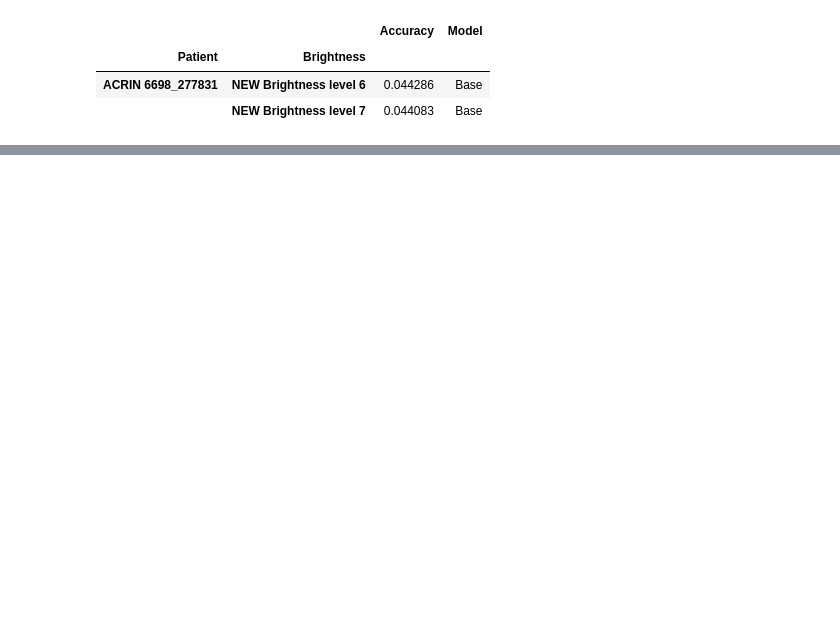
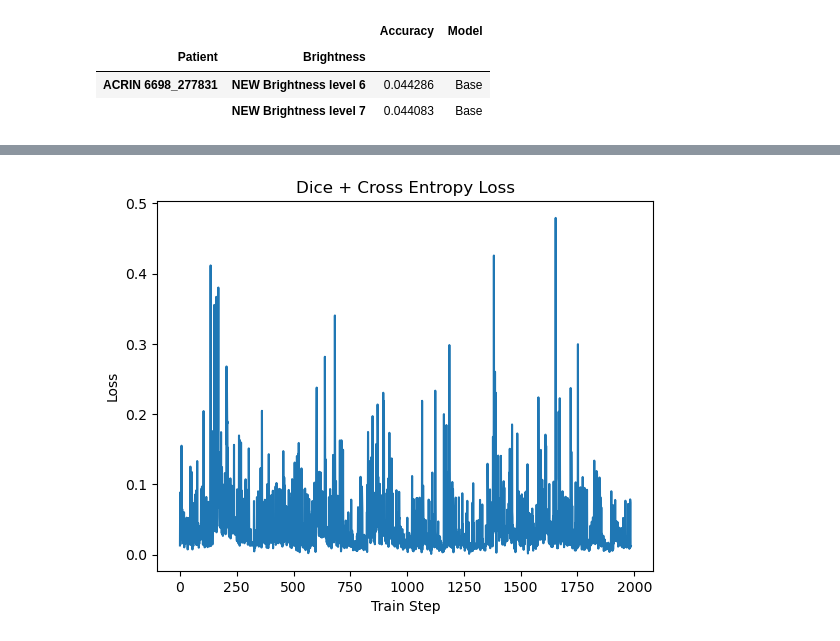
Before and after one commit to oeserha/MedicalImage, a Jupyter notebook: notebooks/MedSAM_Base_Testing.ipynb, the cells around one changed output, grey strips where cells are left out. Saved outputs shown, nothing was run; the diff lists cells and outputs as text; code cells hidden in the pictures; blank space fills up the shorter version.

```diff
--- a/notebooks/MedSAM_Base_Testing.ipynb
+++ b/notebooks/MedSAM_Base_Testing.ipynb
@@ -60,0 +220,4 @@ grouped
+# %%
+print("Creating model...")
+model = Unet(encoder_name='resnet34', encoder_weights='imagenet', in_channels=1, classes=7)
+model = model.to(device)
@@ -60,0 +226,6 @@ grouped
+# %%
+optimizer = torch.optim.AdamW(
+    model.parameters(), lr=1e-3, weight_decay=.01
+)
+seg_loss = DiceLoss(softmax=True, squared_pred=True, reduction="mean") #TODO: try adding weights
+ce_loss = nn.CrossEntropyLoss()
@@ -60,0 +256,37 @@ grouped
+# %%
+num_epochs = 1
+losses = []
+accs = []
+
+for epoch in range(num_epochs):
+    model.train()
+
+    for step, (img, seg, patient, b_level) in enumerate(tqdm(train_loader)):
+        img = img.to(device)
+        seg = seg.to(device)
+
+        img = img.unsqueeze(dim=1)
+
+        # Forward pass
+        outputs = model(img)
+        target_1hot = F.one_hot(seg, num_classes=outputs.shape[1]).permute(0, 3, 1, 2).float()
+        pred = torch.argmax(outputs, dim=1)
+
+        acc = (pred == seg).float().mean()
+        accs.append(acc.item())
+
+        loss = seg_loss(outputs, target_1hot) + ce_loss(outputs, seg)
+        losses.append(loss.item())
+
+        # Backward pass and optimize
+        optimizer.zero_grad()
+        loss.backward()
+        optimizer.step()
+# %%
+plt.plot(losses)
+plt.title("Dice + Cross Entropy Loss")
+plt.xlabel("Train Step")
+plt.ylabel("Loss")
+plt.show("./figs/unet_losses.png")
+# %% [output]
+[figure, added]
```
Also changed, not shown: parts of 44 cells of this notebook, 12 other files.
